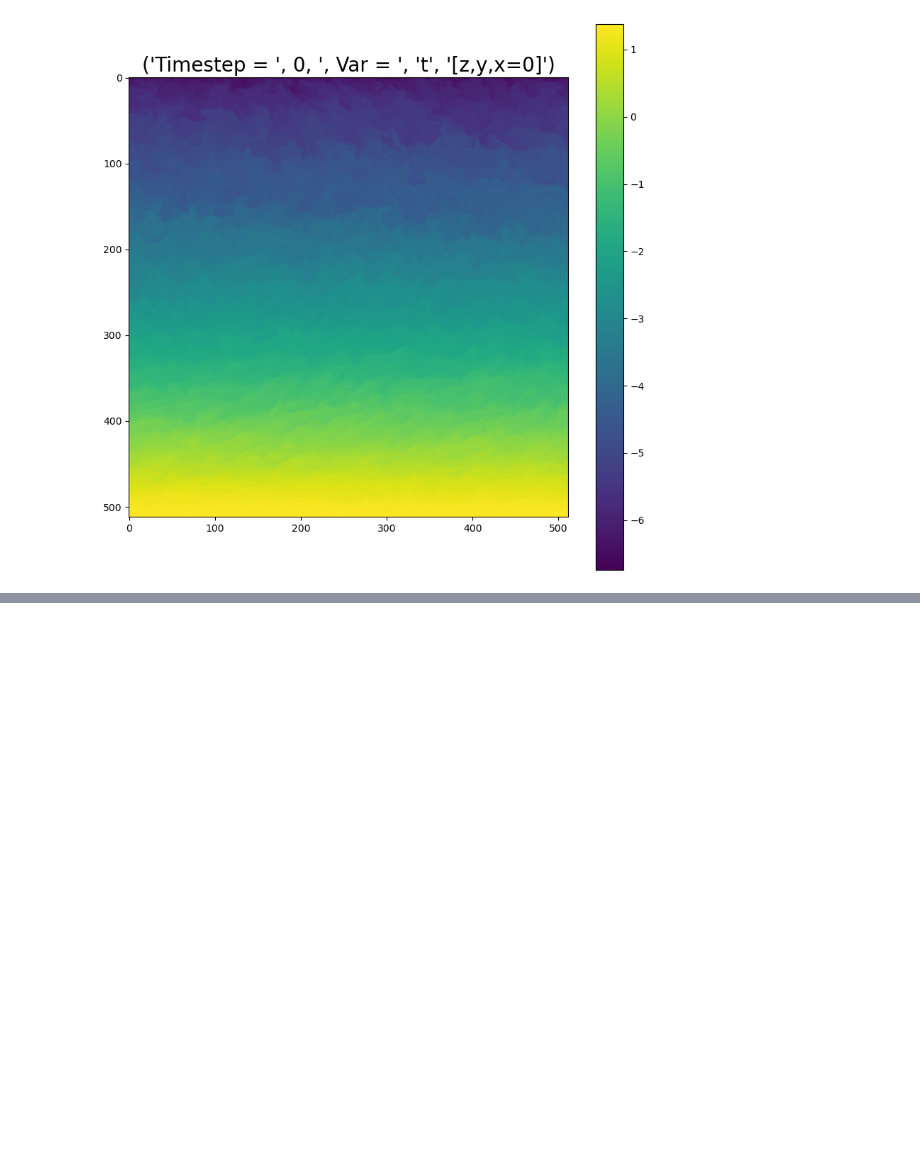
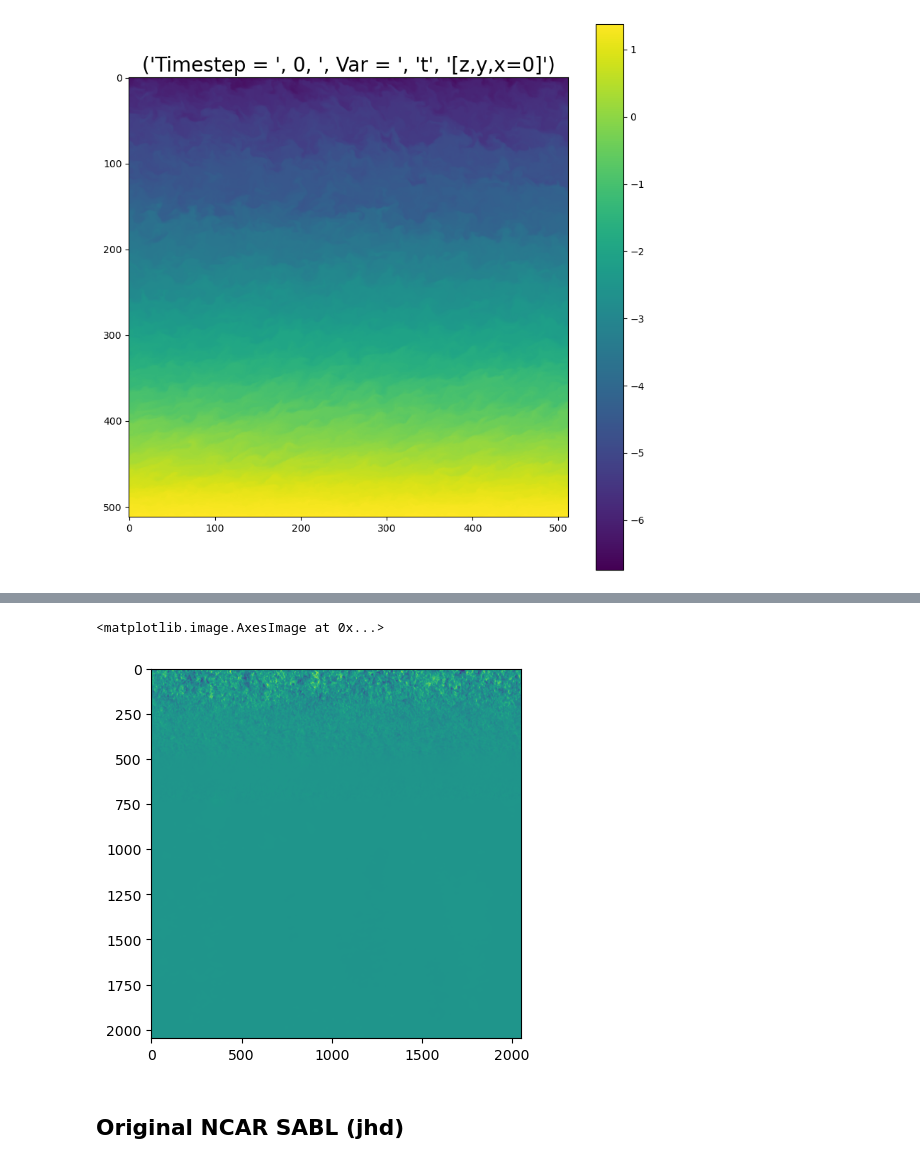
Before and after one commit to ariellubonja/visualize-turbulence-data, a Jupyter notebook: visualize_slices.ipynb, the cells around one changed output, grey strips where cells are left out. Cells and saved outputs as stored; diff of their text form; code cells hidden in the pictures; blank space fills up the shorter version.

```diff
--- a/visualize_slices.ipynb
+++ b/visualize_slices.ipynb
@@ -289,3 +456,12 @@ plt.colorbar()
+# %%
+from matplotlib import pyplot as plt
+
+plt.imshow(ds['velocity'][0,:,:, 0, 2])
+# %% [output]
+<matplotlib.image.AxesImage at 0x...>
+[figure, added]
+# %% [markdown]
+## Original NCAR SABL (jhd)
 # %%
 zarr_group = zarr.open_group('/home/idies/workspace/turb/data09_01/zarr/sabl2048b_09_prod/sabl2048b09_000.zarr', mode='r')
 zarr_group.info
```
Also changed, not shown: parts of 54 cells of this notebook.
